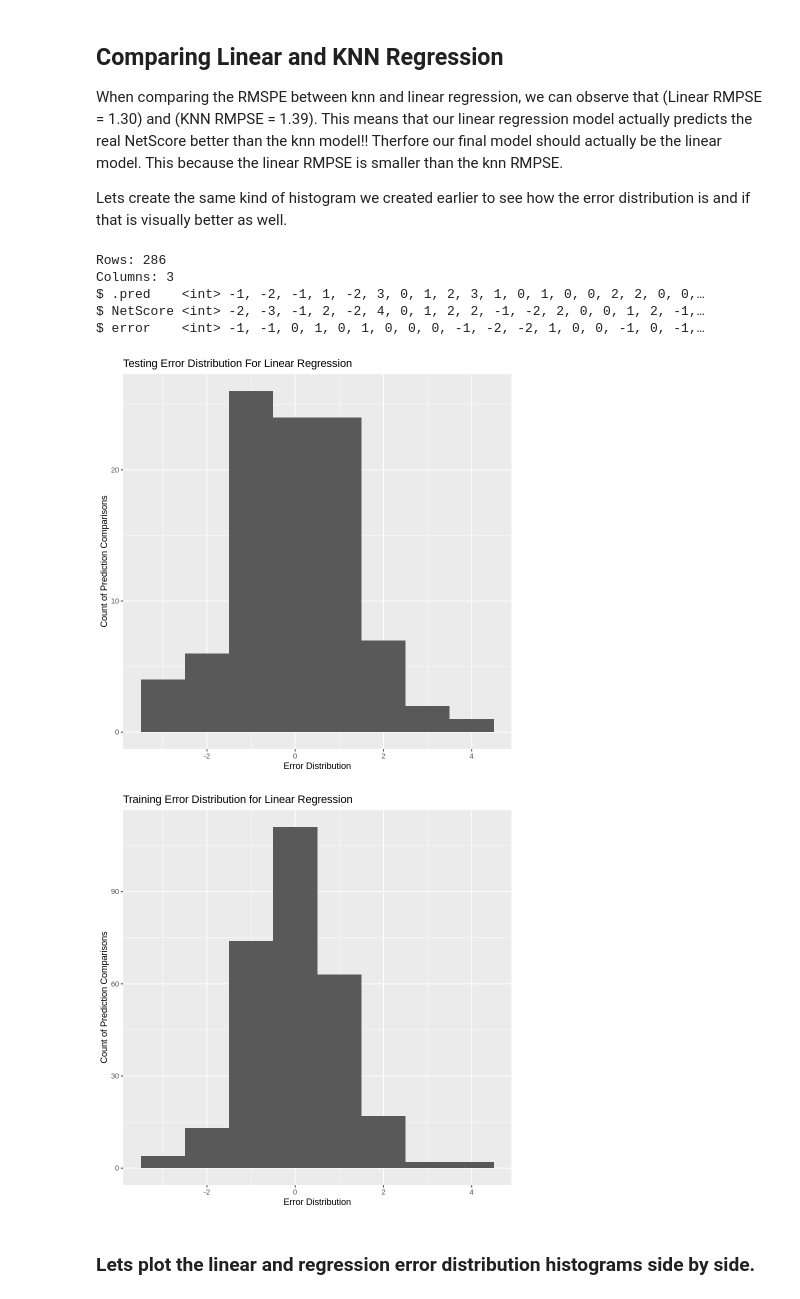
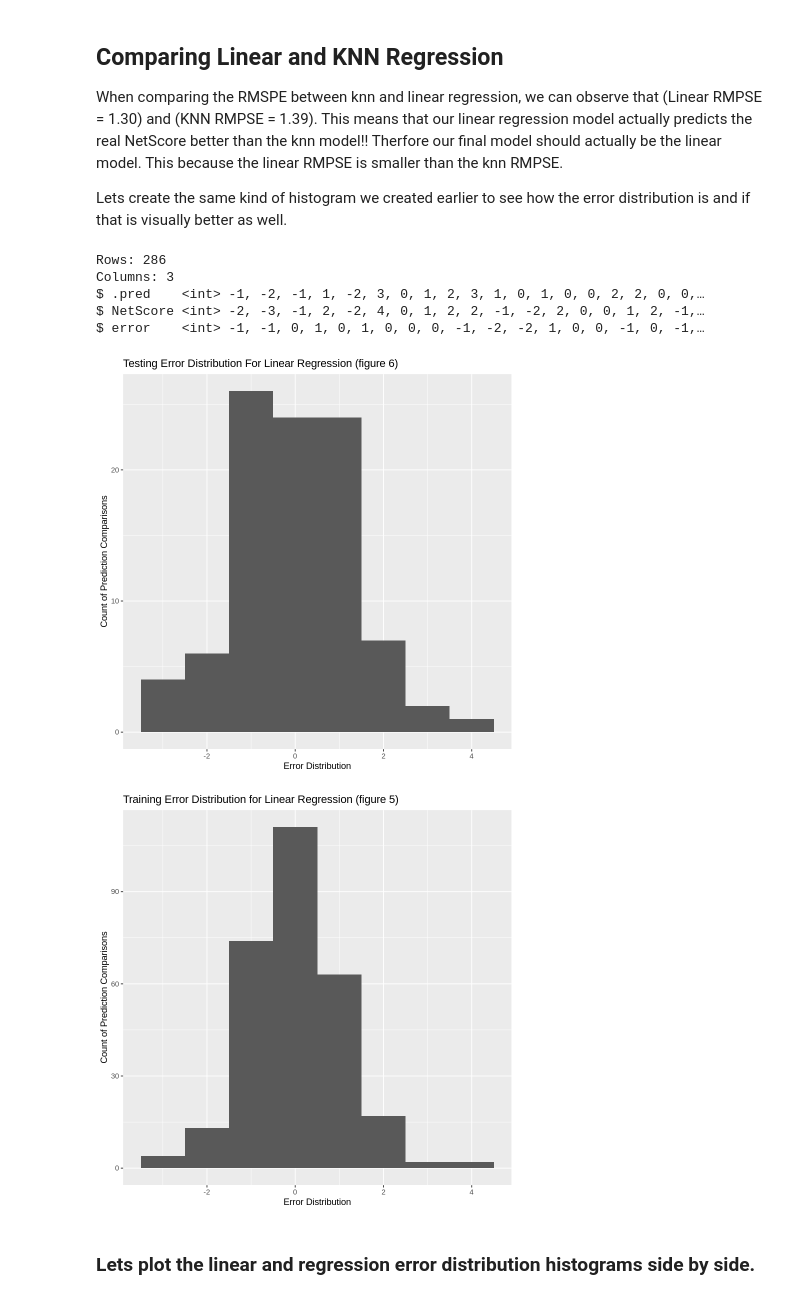
Before and after one commit to armanmoztar/DSCI100-group-project-report, a Jupyter notebook: Group_Project.ipynb, the cells around one changed output. Saved outputs shown, nothing was run; the diff lists cells and outputs as text; code cells hidden in the pictures.

```diff
--- a/Group_Project.ipynb
+++ b/Group_Project.ipynb
@@ -475,37 +475,37 @@ match_preds_test_lm <- lm_match_fit %>%
 match_preds_train_lm <- lm_match_fit %>%
         predict(match_train) %>%
         bind_cols(match_train) %>%
         mutate(.pred = as.integer(round(.pred))) %>%
         select(.pred, NetScore) %>%   #select only the real values and the predictions
         mutate(error = NetScore - .pred) %>%
         glimpse()      #we use the glimpse function to just see a visual numerical comparison between our predictions and the actual values
 
 #Because of the high dimensonality of our data, we are unable to make a graph showing our predictions and our results in comparison to our predictors
 # therefore instead, we plot a histogram to see our error distrubution, where the error is equal to the difference between the predicted value
 # and the actual value.
 
 error_dist_train_lm <- ggplot(match_preds_train_lm, aes(x= error)) +
    geom_histogram(binwidth = 1) +
    xlab("Error Distribution") +
    ylab("Count of Prediction Comparisons") +
-   ggtitle("Training Error Distribution for Linear Regression")
+   ggtitle("Training Error Distribution for Linear Regression (figure 5)")
 
 error_dist_test_lm <- ggplot(match_preds_test_lm, aes(x= error)) +
    geom_histogram(binwidth = 1) +
    xlab("Error Distribution") +
    ylab("Count of Prediction Comparisons") +
-   ggtitle("Testing Error Distribution For Linear Regression")
+   ggtitle("Testing Error Distribution For Linear Regression (figure 6)")
 
 error_dist_test_lm
 error_dist_train_lm
 # %% [output]
 Rows: 286
 Columns: 3
 $ .pred    <int> -1, -2, -1, 1, -2, 3, 0, 1, 2, 3, 1, 0, 1, 0, 0, 2, 2, 0, 0,…
 $ NetScore <int> -2, -3, -1, 2, -2, 4, 0, 1, 2, 2, -1, -2, 2, 0, 0, 1, 2, -1,…
 $ error    <int> -1, -1, 0, 1, 0, 1, 0, 0, 0, -1, -2, -2, 1, 0, 0, -1, 0, -1,…
-[figure, old version]
+[figure, new version]
-[figure, old version]
+[figure, new version]
 # %% [markdown]
 ### Lets plot the linear and regression error distribution histograms side by side.
 # %%
```
Also changed, not shown: parts of 2 cells of this notebook.
